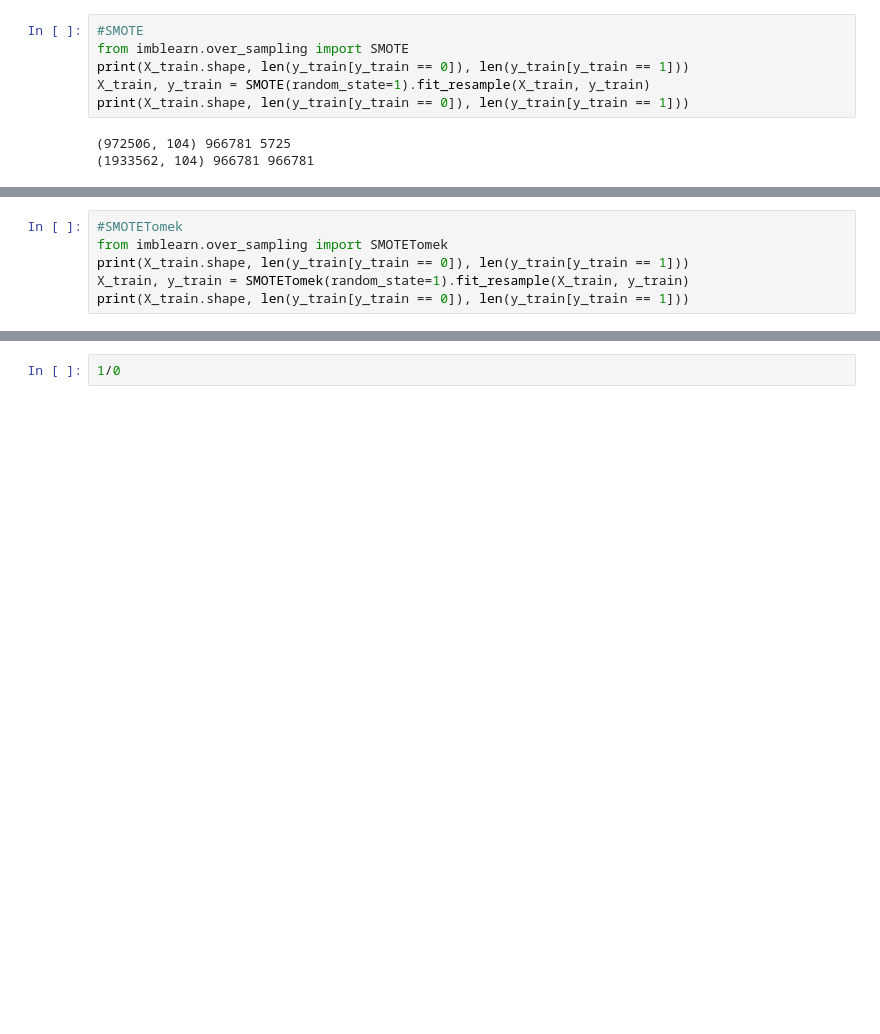
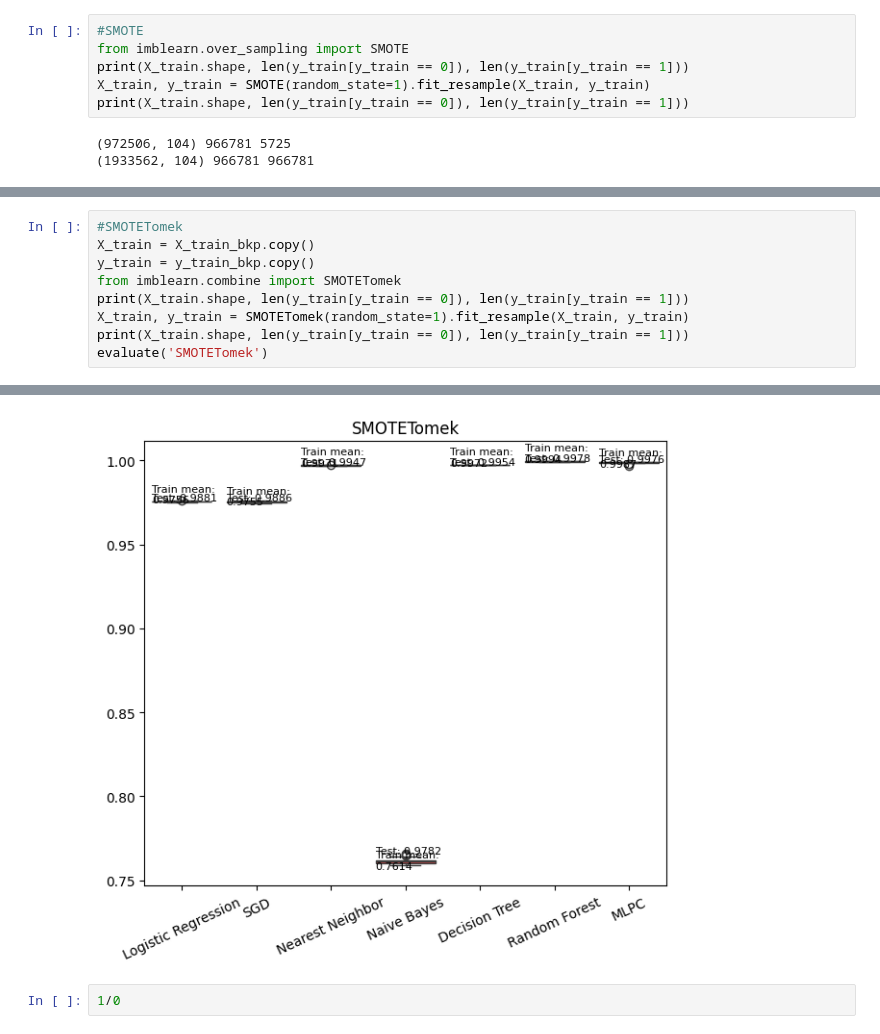
Before and after one commit to ArtemAntonov/Credit-Card-Transactions-Fraud-Detection, a Jupyter notebook: 2. Preprocessing.ipynb, the cells around one changed output, grey strips where cells are left out. Drawn from its saved outputs; the diff is of its cells as text; blank space fills up the shorter version.

```diff
--- a/2. Preprocessing.ipynb
+++ b/2. Preprocessing.ipynb
@@ -245,6 +303,10 @@ print(X_train.shape, len(y_train[y_train == 0]), len(y_train[y_train == 1]))
 # %%
 #SMOTETomek
-from imblearn.over_sampling import SMOTETomek
+X_train = X_train_bkp.copy()
+y_train = y_train_bkp.copy()
+from imblearn.combine import SMOTETomek
 print(X_train.shape, len(y_train[y_train == 0]), len(y_train[y_train == 1]))
 X_train, y_train = SMOTETomek(random_state=1).fit_resample(X_train, y_train)
 print(X_train.shape, len(y_train[y_train == 0]), len(y_train[y_train == 1]))
+evaluate('SMOTETomek')
+# %% [output]
@@ -251,3 +323,4 @@ print(X_train.shape, len(y_train[y_train == 0]), len(y_train[y_train == 1]))
+[figure, added]
 # %%
 1/0
 # %%
```
Also changed, not shown: parts of 27 cells of this notebook, 7 other files.
